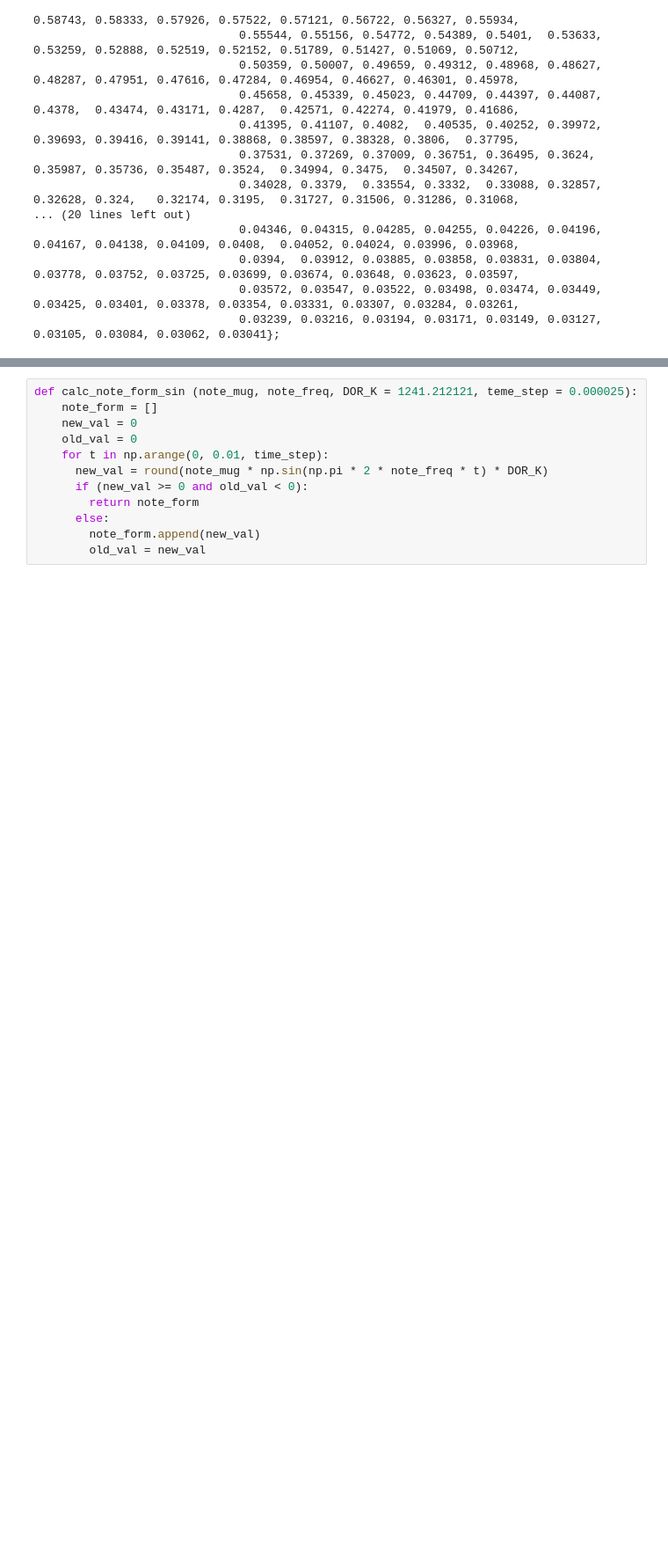
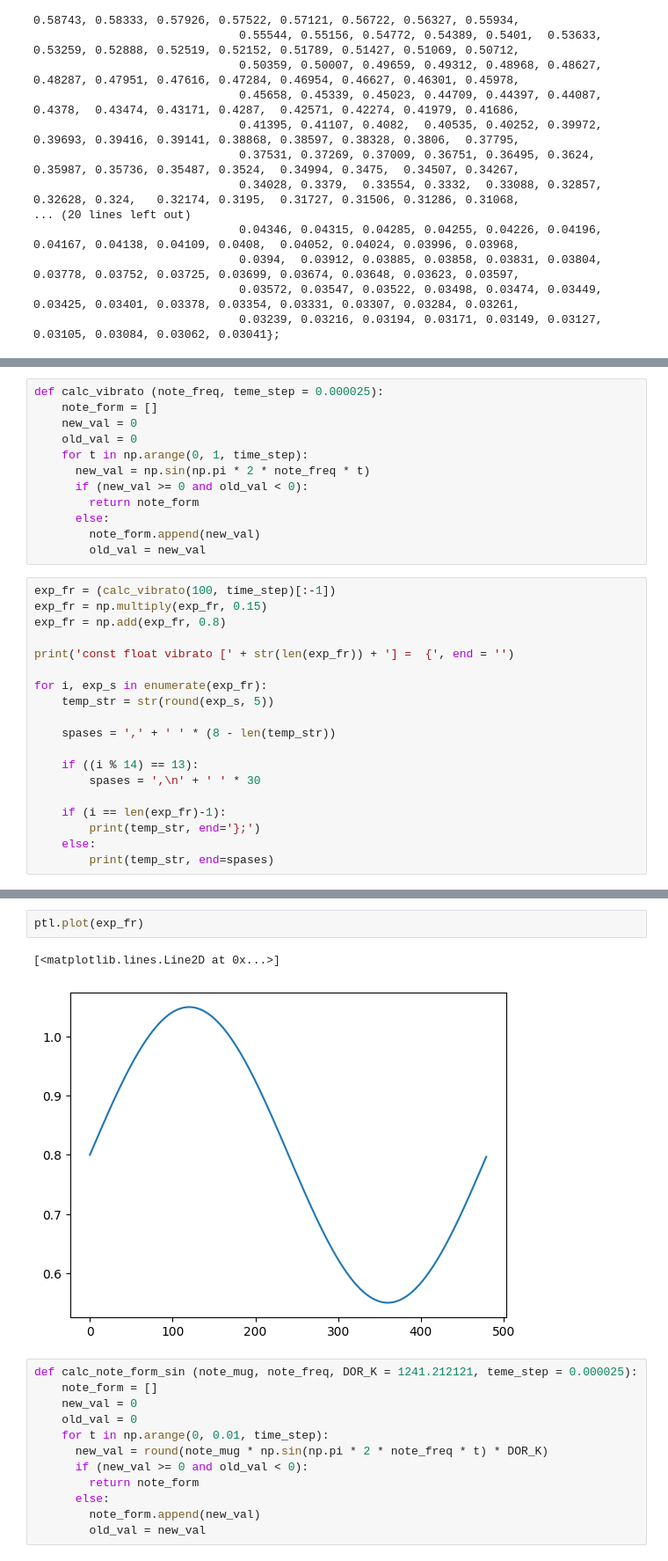
Before and after one commit to darkyfoxy/Stylophone_Card, a Jupyter notebook: note_tables.ipynb, the cells around one changed output, grey strips where cells are left out. Shown at 88% size. Saved outputs shown, nothing was run; the diff lists cells and outputs as text; blank space fills up the shorter version.

Commit message:
add vibrato

```diff
--- a/note_tables.ipynb
+++ b/note_tables.ipynb
@@ -64,0 +66,31 @@ const float EXPONENT [500] = {1.0,     0.99302, 0.9861,  0.97922, 0.97239, 0.965
+# %%
+def calc_vibrato (note_freq, teme_step = 0.000025):
+    note_form = []
+    new_val = 0
+    old_val = 0
+    for t in np.arange(0, 1, time_step):
+      new_val = np.sin(np.pi * 2 * note_freq * t)
+      if (new_val >= 0 and old_val < 0):
+        return note_form
+      else:
+        note_form.append(new_val)
+        old_val = new_val
+# %%
+exp_fr = (calc_vibrato(100, time_step)[:-1])
+exp_fr = np.multiply(exp_fr, 0.15)
+exp_fr = np.add(exp_fr, 0.8)
+
+print('const float vibrato [' + str(len(exp_fr)) + '] =  {', end = '')
+
+for i, exp_s in enumerate(exp_fr):
+    temp_str = str(round(exp_s, 5))
+
+    spases = ',' + ' ' * (8 - len(temp_str))
+
+    if ((i % 14) == 13):
+        spases = ',\n' + ' ' * 30
+
+    if (i == len(exp_fr)-1):
+        print(temp_str, end='};')
+    else:
+        print(temp_str, end=spases)
@@ -65,3 +115,8 @@ const float EXPONENT [500] = {1.0,     0.99302, 0.9861,  0.97922, 0.97239, 0.965
+# %%
+ptl.plot(exp_fr)
+# %% [output]
+[<matplotlib.lines.Line2D at 0x...>]
+[figure, added]
 # %%
 def calc_note_form_sin (note_mug, note_freq, DOR_K = 1241.212121, teme_step = 0.000025):
     note_form = []
```
Also changed, not shown: parts of 13 cells of this notebook, 5 other files.
